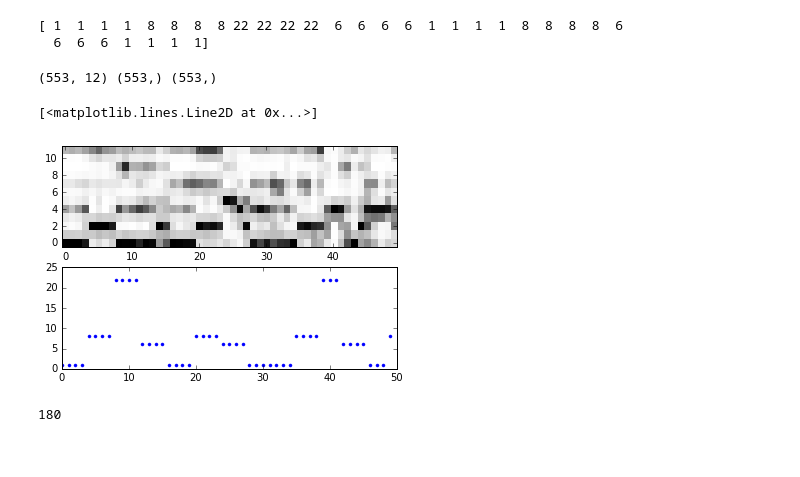
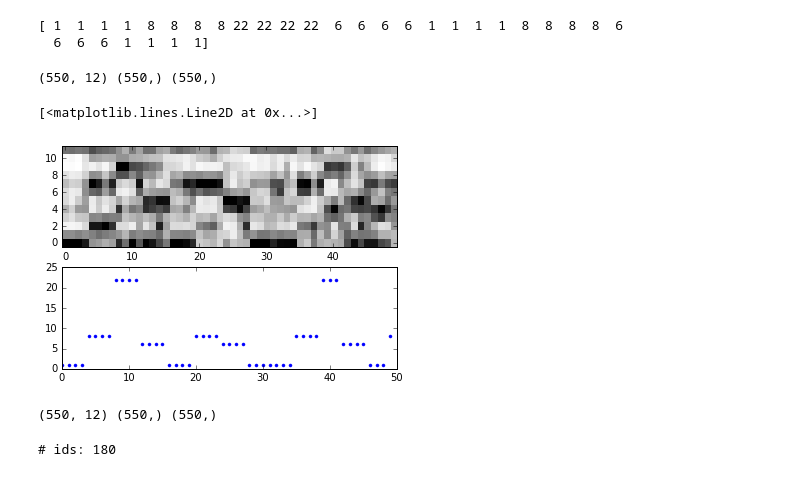
Before and after one commit to dpwe/elene4896, a Jupyter notebook: prac10/e4896_beat_sync_chroma.ipynb, the cells around one changed output. Saved outputs shown, nothing was run; the diff lists cells and outputs as text; code cells hidden in the pictures.

```diff
--- a/prac10/e4896_beat_sync_chroma.ipynb
+++ b/prac10/e4896_beat_sync_chroma.ipynb
@@ -149,4 +61,31 @@ print(beat_labels[:32])
 # %%
+# Code to convert the Isophonics label files into beat-references we need.
+def read_iso_label_file(filename):
+    """Read in an isophonics-format chord label file."""
+    times = []
+    labels = []
+    with open(filename, 'r') as f:
+        for line in f:
+            fields = line.strip().split(' ')
+            start_secs = float(fields[0])
+            end_secs = float(fields[1])
+            times.append((start_secs, end_secs))
+            labels.append(fields[2])
+    return np.array(times), labels
+
+def calculate_overlap_durations(ranges_a, ranges_b):
+    """Calculate the duration of overlaps between all pairs of (start, end) intervals."""
+    max_starts_matrix = np.maximum.outer(ranges_a[:, 0], ranges_b[:, 0])
+    min_ends_matrix = np.minimum.outer(ranges_a[:, 1], ranges_b[:, 1])
+    overlap_durations = np.maximum(0, min_ends_matrix - max_starts_matrix)
+    return overlap_durations
+
+def sample_label_sequence(sample_ranges, label_ranges, labels):
+    """Find the most-overlapping label for a list of (start, end) intervals."""
+    overlaps = calculate_overlap_durations(sample_ranges, label_ranges)
+    best_label = np.argmax(overlaps, axis=1)
+    return [labels[i] for i in best_label]
+
 def chord_name_to_index(labels):
     """Convert chord name strings into model indices (0..25)."""
     indices = np.zeros(len(labels), dtype=int)
@@ -169,55 +108,56 @@ def chord_name_to_index(labels):
         indices[label_index] = 1 + root_degree + 12 * minor
     return indices
 
-print(chord_name_to_index(beat_labels[:32]))
+beat_ranges = np.hstack([beat_times[:, np.newaxis],
+                         np.hstack([beat_times[1:],
+                                    2 * beat_times[-1] - beat_times[-2]])[:, np.newaxis]])
+label_ranges, labels = read_iso_label_file(os.path.join(DATA_DIR, 'isolabels', file_id + '.txt'))
+print(chord_name_to_index(sample_label_sequence(beat_ranges, label_ranges, labels)[:32]))
 # %% [output]
 [ 1  1  1  1  8  8  8  8 22 22 22 22  6  6  6  6  1  1  1  1  8  8  8  8  6
   6  6  6  1  1  1  1]
 # %%
 def calculate_chroma_and_labels_of_id(file_id):
     """Read the audio, calculate beat-sync chroma, sample the label file."""
-    y, sr = librosa.load(os.path.join(DATA_DIR, 'mp3s', file_id + '.mp3'), sr=None)
+    y, sr = librosa.load(os.path.join(DATA_DIR, 'mp3s-32k', file_id + '.mp3'), sr=None)
     hop_length = 128  # 8 ms at 16 kHz
-    y_harmonic, y_percussive = librosa.effects.hpss(y)
-    tempo, beat_frames = librosa.beat.beat_track(y=y_percussive, sr=sr, hop_length=hop_length, start_bpm=240)
+    tempo, beat_frames = librosa.beat.beat_track(y=y, sr=sr, hop_length=hop_length, start_bpm=240)
     # Append a final beat time one beat beyond the end.
     extended_beat_frames = np.hstack([beat_frames, 2*beat_frames[-1] - beat_frames[-2]])
-    frame_chroma = librosa.feature.chroma_stft(y=y_harmonic, sr=sr, hop_length=hop_length)
+    frame_chroma = librosa.feature.chroma_cqt(y=y, sr=sr, hop_length=hop_length)
     # Drop the first beat_chroma which is stuff before the first beat,
     # and the final beat_chroma which is everything after the last beat time.
     beat_chroma = librosa.feature.sync(frame_chroma, extended_beat_frames).transpose()
     # Drop first row if the beat_frames start after the beginning.
     if beat_frames[0] > 0:
         beat_chroma = beat_chroma[1:]
     # Keep only as many frames as beat times.
     beat_chroma = beat_chroma[:len(beat_frames)]
     assert beat_chroma.shape[0] == beat_frames.shape[0]
     # MP3s encoded with lame have a 68 ms delay
     LAME_DELAY_SECONDS = 0.068
     frame_rate = sr / float(hop_length)
     extended_beat_times = extended_beat_frames / frame_rate - LAME_DELAY_SECONDS
     beat_times = extended_beat_times[:-1]
     beat_ranges = np.hstack([extended_beat_times[:-1, np.newaxis], extended_beat_times[1:, np.newaxis]])
     label_time_ranges, labels = read_iso_label_file(os.path.join(
         DATA_DIR, 'isolabels', file_id + '.txt'))
     beat_labels = sample_label_sequence(beat_ranges, label_time_ranges, labels)
     label_indices = chord_name_to_index(beat_labels)
     return beat_times, beat_chroma, label_indices
 
-file_id = 'beatles/Let_It_Be/06-Let_It_Be'
 beat_times, beat_chroma, label_indices = calculate_chroma_and_labels_of_id(file_id)
 print(beat_chroma.shape, beat_times.shape, label_indices.shape)
 plt.subplot(211)
 my_imshow(beat_chroma[:50].transpose())
 plt.subplot(212)
 plt.plot(label_indices[:50], '.')
 # %% [output]
-(553, 12) (553,) (553,)
+(550, 12) (550,) (550,)
 [<matplotlib.lines.Line2D at 0x...>]
-[figure, old version]
+[figure, new version]
 # %%
 # Read and write per-track data files in native Python serialized format.
-
 def write_beat_chroma_labels(filename, beat_times, chroma_features, label_indices):
     """Write out the computed beat-synchronous chroma data."""
     # Create the enclosing directory if needed.
@@ -238,10 +178,8 @@ write_beat_chroma_labels(beatchromlab_filename, beat_chroma, beat_times, label_i
 
 cc, tt, ll = read_beat_chroma_labels(beatchromlab_filename)
 print(cc.shape, tt.shape, ll.shape)
-plt.subplot(211)
-my_imshow(cc[:50].transpose())
-plt.subplot(212)
-plt.plot(ll[:50], '.')
+# %% [output]
+(550, 12) (550,) (550,)
 # %%
 # Read in the list of training file IDs.
 def read_file_list(filename):
@@ -252,16 +190,16 @@ def read_file_list(filename):
             items.append(line.strip())
     return items
 
-train_list_filename = os.path.join(DATA_DIR, '../trainfilelist.txt')
+train_list_filename = os.path.join(DATA_DIR, 'trainfilelist.txt')
 train_files = read_file_list(train_list_filename)
-test_list_filename = os.path.join(DATA_DIR, '../testfilelist.txt')
+test_list_filename = os.path.join(DATA_DIR, 'testfilelist.txt')
 test_files = read_file_list(test_list_filename)
 
 all_ids = train_files
 all_ids.extend(test_files)
-print(len(all_ids))
+print("# ids:", len(all_ids))
 # %% [output]
-180
+# ids: 180
 # %%
 for number, file_id in enumerate(all_ids):
     print(time.ctime(), "File {:d} of {:d}: {:s}".format(number, len(all_ids), file_id))
```
Also changed, not shown: parts of 11 cells of this notebook.
